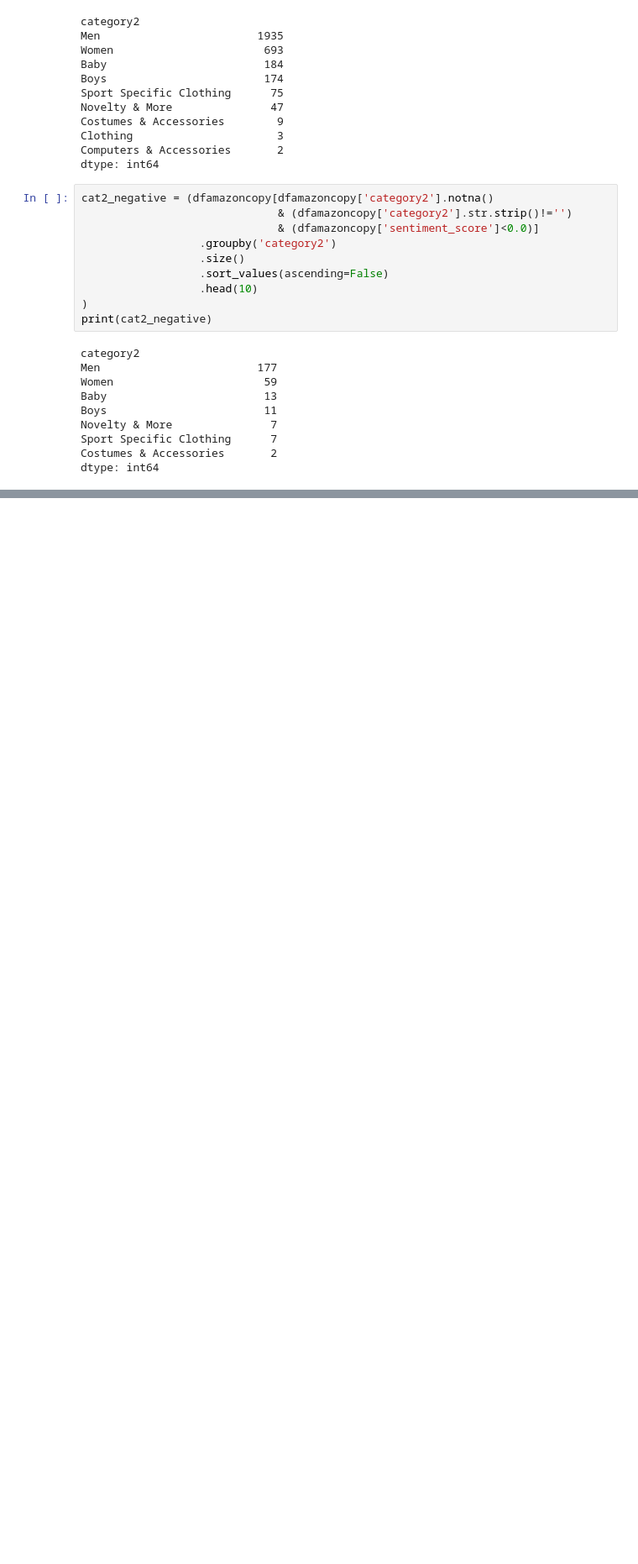
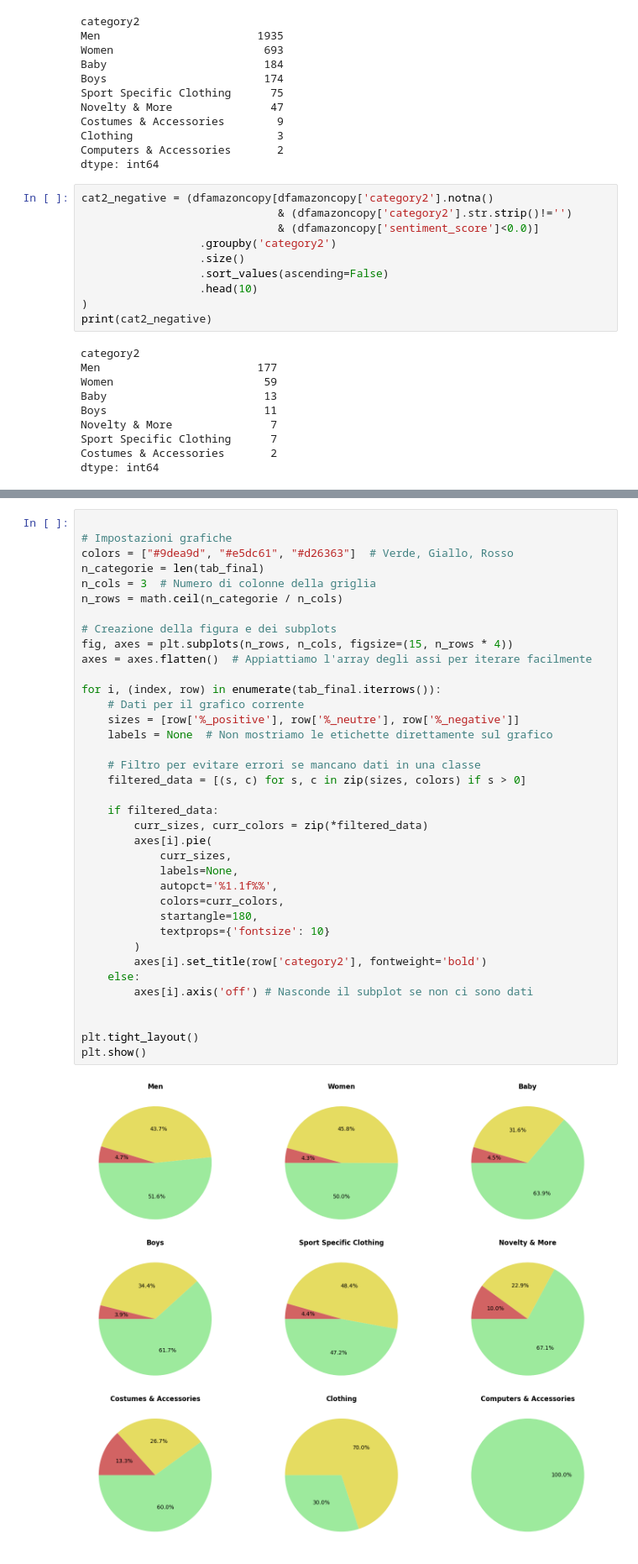
Before and after one commit to annarudych/project_amazon, a Jupyter notebook: amazon.ipynb, the cells around one changed output, grey strips where cells are left out. Shown at 84% size. Saved outputs shown, nothing was run; the diff lists cells and outputs as text; blank space fills up the shorter version.

```diff
--- a/amazon.ipynb
+++ b/amazon.ipynb
@@ -1252,0 +1419,39 @@ AttributeError: 'mode' is not a valid function for 'DataFrameGroupBy' object
+# %%
+
+# Impostazioni grafiche
+colors = ["#9dea9d", "#e5dc61", "#d26363"]  # Verde, Giallo, Rosso
+n_categorie = len(tab_final)
+n_cols = 3  # Numero di colonne della griglia
+n_rows = math.ceil(n_categorie / n_cols)
+
+# Creazione della figura e dei subplots
+fig, axes = plt.subplots(n_rows, n_cols, figsize=(15, n_rows * 4))
+axes = axes.flatten()  # Appiattiamo l'array degli assi per iterare facilmente
+
+for i, (index, row) in enumerate(tab_final.iterrows()):
+    # Dati per il grafico corrente
+    sizes = [row['%_positive'], row['%_neutre'], row['%_negative']]
+    labels = None  # Non mostriamo le etichette direttamente sul grafico
+
+    # Filtro per evitare errori se mancano dati in una classe
+    filtered_data = [(s, c) for s, c in zip(sizes, colors) if s > 0]
+
+    if filtered_data:
+        curr_sizes, curr_colors = zip(*filtered_data)
+        axes[i].pie(
+            curr_sizes,
+            labels=None,
+            autopct='%1.1f%%',
+            colors=curr_colors,
+            startangle=180,
+            textprops={'fontsize': 10}
+        )
+        axes[i].set_title(row['category2'], fontweight='bold')
+    else:
+        axes[i].axis('off') # Nasconde il subplot se non ci sono dati
+
+
+plt.tight_layout()
+plt.show()
+# %% [output]
+[figure, added]
```
Also changed, not shown: parts of 12 cells of this notebook.
